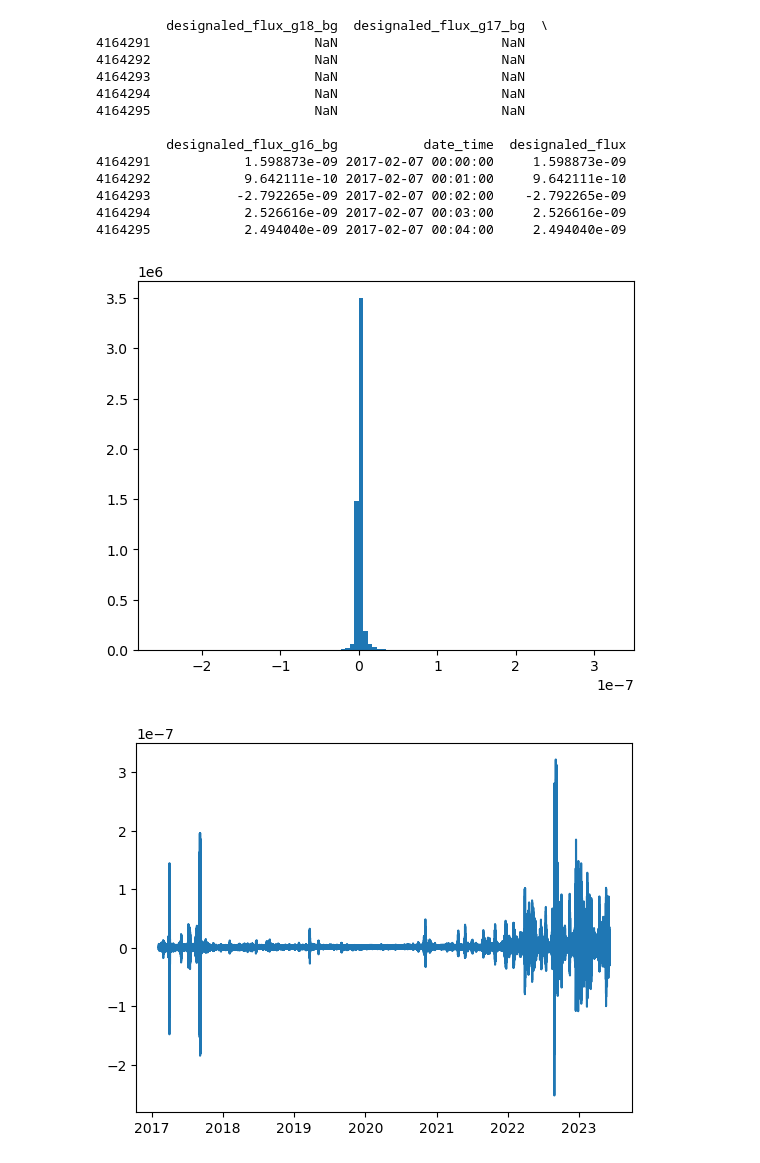
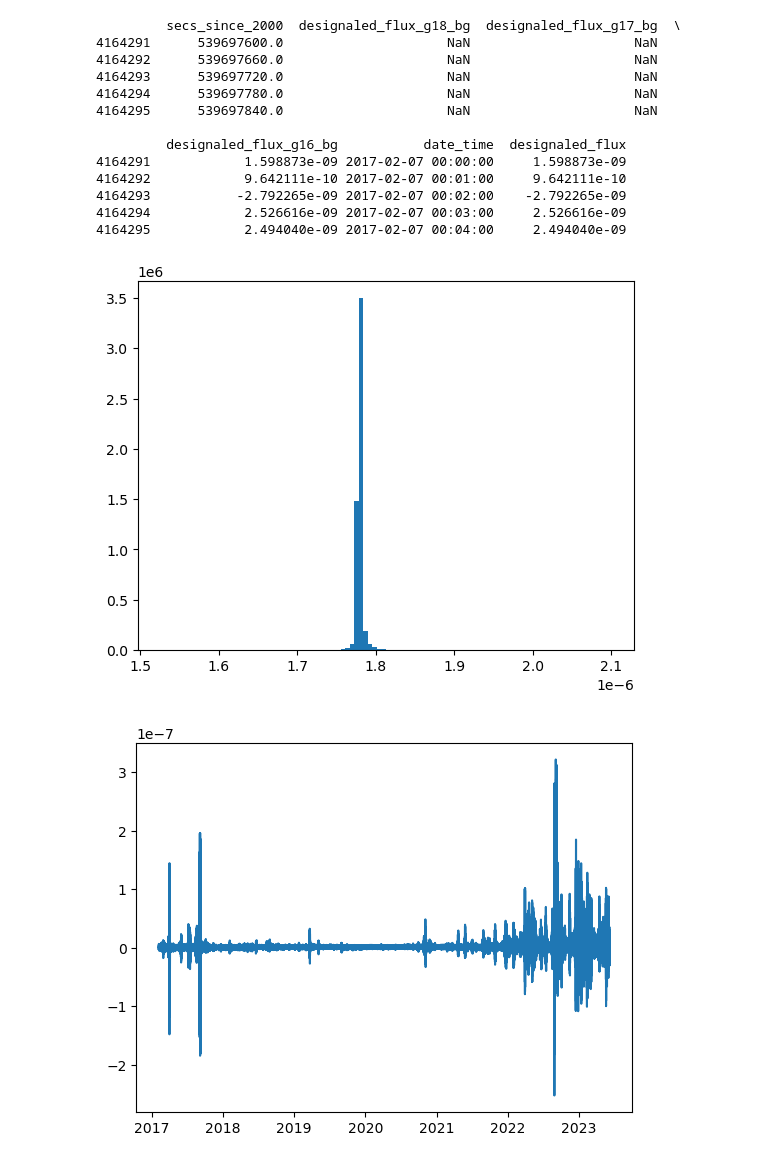
Before and after one commit to bklingen/SolarFlareNN, a Jupyter notebook: create_wavelet_noise_data.ipynb, the cells around one changed output. Drawn from its saved outputs; the diff is of its cells as text; code cells hidden in the pictures.

```diff
--- a/create_wavelet_noise_data.ipynb
+++ b/create_wavelet_noise_data.ipynb
@@ -19,7 +22,7 @@ for suffix in suffixes:
     temp_dfs = []
     for txt_file in txt_files:
         file_path = os.path.join(folder_path, txt_file)
-        df = pd.read_csv(file_path, header=None, delim_whitespace=True, names=['seconds_since_2000', f'designaled_flux{suffix}'])
+        df = pd.read_csv(file_path, header=None, delim_whitespace=True, names=['secs_since_2000', f'designaled_flux{suffix}'])
         temp_dfs.append(df)
 
     # Step 4: Concatenate DataFrames with the same suffix
@@ -47,20 +30,17 @@ print(dfs)
 # %%
 # Step 5: Sort each DataFrame by the date column
 for suffix, df in dfs.items():
-    dfs[suffix] = df.sort_values(by='seconds_since_2000')
+    dfs[suffix] = df.sort_values(by='secs_since_2000')
 
 # Step 6: Merge all DataFrames on 'date_seconds'
 final_df = dfs['_g18_bg']
 for suffix in ['_g17_bg', '_g16_bg']:
-    final_df = pd.merge(final_df, dfs[suffix], on='seconds_since_2000', how='outer')
+    final_df = pd.merge(final_df, dfs[suffix], on='secs_since_2000', how='outer')
 
 # Step 7: Convert the date column to date-time format
 epoch_start = datetime(2000, 1, 1, 12)
-final_df['date_time'] = final_df['seconds_since_2000'].apply(lambda x: epoch_start + timedelta(seconds=x))
-final_df.sort_values(by='date_time', inplace=True)
-
-# Step 8: Drop the 'date_seconds' column
-final_df.drop('seconds_since_2000', axis=1, inplace=True)
+final_df['date_time'] = final_df['secs_since_2000'].apply(lambda x: epoch_start + timedelta(seconds=x))
+final_df.sort_values(by='secs_since_2000', inplace=True)
 
 # Step 9: Create new column that takes the flux from the satellite with the highest flux that is not missing
 def max_flux(row):
@@ -70,18 +50,42 @@ def max_flux(row):
 
 final_df['designaled_flux'] = final_df.apply(max_flux, axis=1)
 
+# Function to add random numbers to flux values in DataFrame
+def add_random_to_flux(df):
+    # Define the three random numbers
+    random_numbers = [10**-7.5, 10**-6.5, 10**-5.5]
+
+    # Generate random choices for each row in the flux column
+    random_choices = np.random.choice(random_numbers, size=len(df))
+
+    # Add the random choices to the flux column
+    df['designaled_flux'] += random_choices
+
+    return df
+
+# final_df = add_random_to_flux(final_df)
+
+final_dfA = final_df.copy()
+final_dfA['designaled_flux'] += 10**(-7.5)
+final_dfB = final_df.copy()
+final_dfB['designaled_flux'] += 10**(-6.5)
+final_dfC = final_df.copy()
+final_dfC['designaled_flux'] += 10**(-5.75)
+
 # Step 10: Save the final DataFrame to a .csv file
-final_df.to_csv('Goes161718_wavelet_designaled_flux.csv', index=False)
+final_dfA.to_csv('Goes161718_wavelet_designaled_flux_Aclass.csv', index=False)
+final_dfB.to_csv('Goes161718_wavelet_designaled_flux_Bclass.csv', index=False)
+final_dfC.to_csv('Goes161718_wavelet_designaled_flux_Cclass.csv', index=False)
 
 # Show the first few rows of the final DataFrame
 print(final_df.head())
 # %% [output]
-         designaled_flux_g18_bg  designaled_flux_g17_bg  \
-4164291                     NaN                     NaN
-4164292                     NaN                     NaN
-4164293                     NaN                     NaN
-4164294                     NaN                     NaN
-4164295                     NaN                     NaN
+         secs_since_2000  designaled_flux_g18_bg  designaled_flux_g17_bg  \
+4164291      539697600.0                     NaN                     NaN
+4164292      539697660.0                     NaN                     NaN
+4164293      539697720.0                     NaN                     NaN
+4164294      539697780.0                     NaN                     NaN
+4164295      539697840.0                     NaN                     NaN
 
          designaled_flux_g16_bg           date_time  designaled_flux
 4164291            1.598873e-09 2017-02-07 00:00:00     1.598873e-09
@@ -91,12 +95,13 @@ print(final_df.head())
 4164295            2.494040e-09 2017-02-07 00:04:00     2.494040e-09
 # %%
 # plot distribution of flux values
-plt.hist(final_df['designaled_flux'], bins=100)
+plt.hist(final_dfC['designaled_flux'], bins=100)
 plt.show()
-
-# plot flux values over time
-plt.plot(final_df['date_time'], final_df['designaled_flux'])
-plt.show()
 # %% [output]
-[figure, old version]
+[figure, new version]
-[figure, removed]
+# %%
+# plot flux values over time
+plt.plot(final_dfC['date_time'], final_df['designaled_flux'])
+plt.show()
+# %% [output]
+[figure, added]
```
Also changed, not shown: parts of 4 cells of this notebook, 4 other files.
